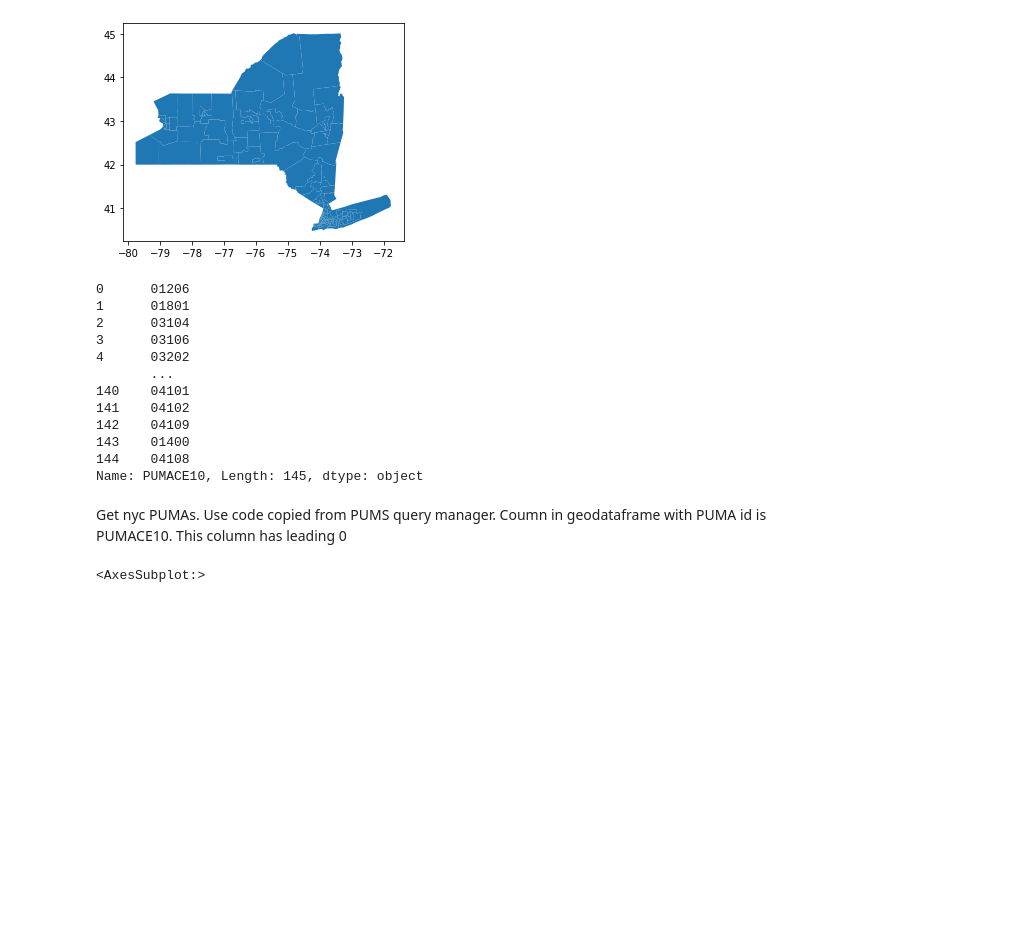
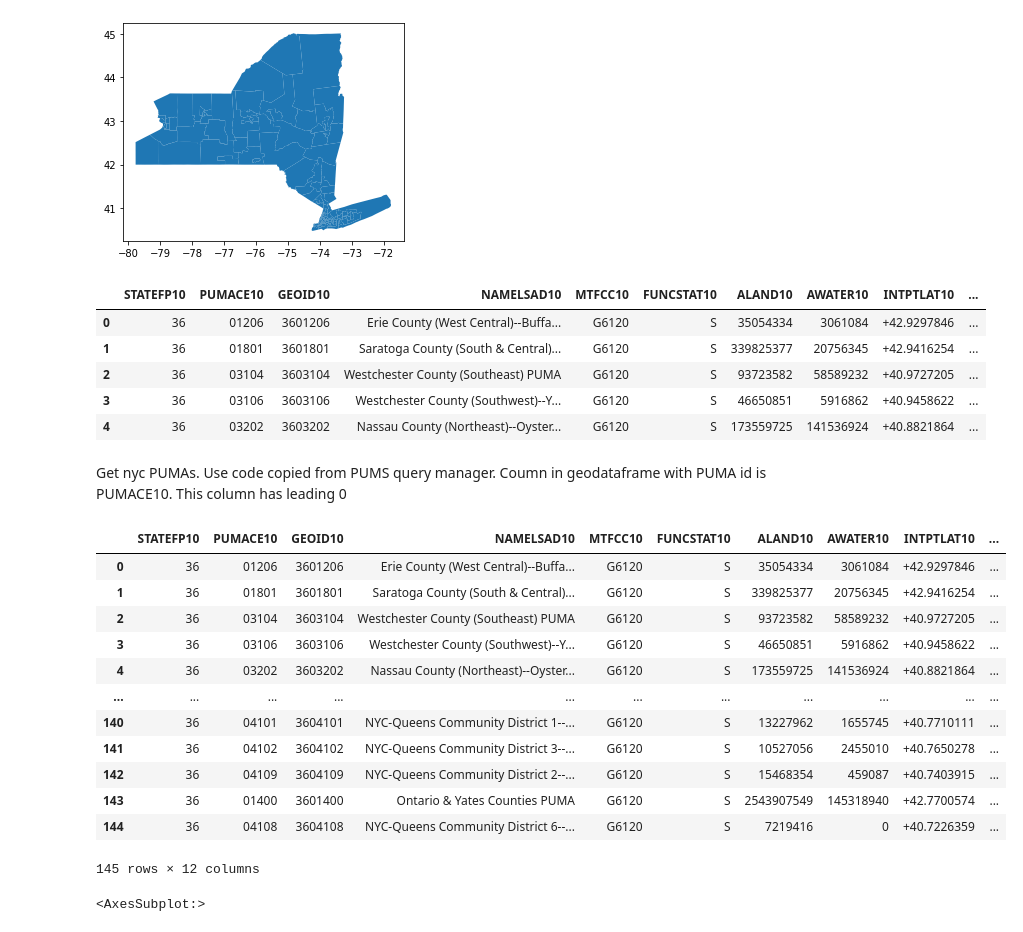
Before and after one commit to NYCPlanning/db-equitable-development-tool, a Jupyter notebook: notebooks/Area_within_Historic_District_Exploratory.ipynb, the cells around one changed output. Saved outputs shown, nothing was run; the diff lists cells and outputs as text; code cells hidden in the pictures; blank space fills up the shorter version.

```diff
--- a/notebooks/Area_within_Historic_District_Exploratory.ipynb
+++ b/notebooks/Area_within_Historic_District_Exploratory.ipynb
@@ -12,6 +12,7 @@ wd_management.set_wd_root()
 import geopandas as gp
 # %%
 PUMAs = gp.read_file('resources/PUMA_2010_shpfile.zip')
+PUMAs.to_crs('EPSG:4326',inplace=True)
 # %%
 PUMAs.plot()
 # %% [output]
@@ -20,18 +21,12 @@ PUMAs.plot()
 # %%
 PUMAs.head(5)
 # %% [output]
-0      01206
-1      01801
-2      03104
-3      03106
-4      03202
-       ...
-140    04101
-141    04102
-142    04109
-143    01400
-144    04108
-Name: PUMACE10, Length: 145, dtype: object
+|  | STATEFP10 | PUMACE10 | GEOID10 | NAMELSAD10 | MTFCC10 | FUNCSTAT10 | ALAND10 | AWATER10 | INTPTLAT10 | ... |
+| 0 | 36 | 01206 | 3601206 | Erie County (West Central)--Buffa... | G6120 | S | 35054334 | 3061084 | +42.9297846 | ... |
+| 1 | 36 | 01801 | 3601801 | Saratoga County (South & Central)... | G6120 | S | 339825377 | 20756345 | +42.9416254 | ... |
+| 2 | 36 | 03104 | 3603104 | Westchester County (Southeast) PUMA | G6120 | S | 93723582 | 58589232 | +40.9727205 | ... |
+| 3 | 36 | 03106 | 3603106 | Westchester County (Southwest)--Y... | G6120 | S | 46650851 | 5916862 | +40.9458622 | ... |
+| 4 | 36 | 03202 | 3603202 | Nassau County (Northeast)--Oyster... | G6120 | S | 173559725 | 141536924 | +40.8821864 | ... |
 # %% [markdown]
 Get nyc PUMAs. Use code copied from PUMS query manager. Coumn in geodataframe with PUMA id is PUMACE10. This column has leading 0
 # %%
@@ -46,4 +41,21 @@ NYC_PUMA_ids = []
 for b in geo_ids:
     for PUMA in b:
         NYC_PUMA_ids.append(PUMA)
+# %%
+PUMAs.loc[:,'PUMA'] = PUMAs['PUMACE10'].str[1:].astype(int)
+PUMAs
+# %% [output]
+|  | STATEFP10 | PUMACE10 | GEOID10 | NAMELSAD10 | MTFCC10 | FUNCSTAT10 | ALAND10 | AWATER10 | INTPTLAT10 | ... |
+| 0 | 36 | 01206 | 3601206 | Erie County (West Central)--Buffa... | G6120 | S | 35054334 | 3061084 | +42.9297846 | ... |
+| 1 | 36 | 01801 | 3601801 | Saratoga County (South & Central)... | G6120 | S | 339825377 | 20756345 | +42.9416254 | ... |
+| 2 | 36 | 03104 | 3603104 | Westchester County (Southeast) PUMA | G6120 | S | 93723582 | 58589232 | +40.9727205 | ... |
+| 3 | 36 | 03106 | 3603106 | Westchester County (Southwest)--Y... | G6120 | S | 46650851 | 5916862 | +40.9458622 | ... |
+| 4 | 36 | 03202 | 3603202 | Nassau County (Northeast)--Oyster... | G6120 | S | 173559725 | 141536924 | +40.8821864 | ... |
+| ... | ... | ... | ... | ... | ... | ... | ... | ... | ... | ... |
+| 140 | 36 | 04101 | 3604101 | NYC-Queens Community District 1--... | G6120 | S | 13227962 | 1655745 | +40.7710111 | ... |
+| 141 | 36 | 04102 | 3604102 | NYC-Queens Community District 3--... | G6120 | S | 10527056 | 2455010 | +40.7650278 | ... |
+| 142 | 36 | 04109 | 3604109 | NYC-Queens Community District 2--... | G6120 | S | 15468354 | 459087 | +40.7403915 | ... |
+| 143 | 36 | 01400 | 3601400 | Ontario & Yates Counties PUMA | G6120 | S | 2543907549 | 145318940 | +42.7700574 | ... |
+| 144 | 36 | 04108 | 3604108 | NYC-Queens Community District 6--... | G6120 | S | 7219416 | 0 | +40.7226359 | ... |
+145 rows × 12 columns
 # %%
```
Also changed, not shown: parts of 12 cells of this notebook.
